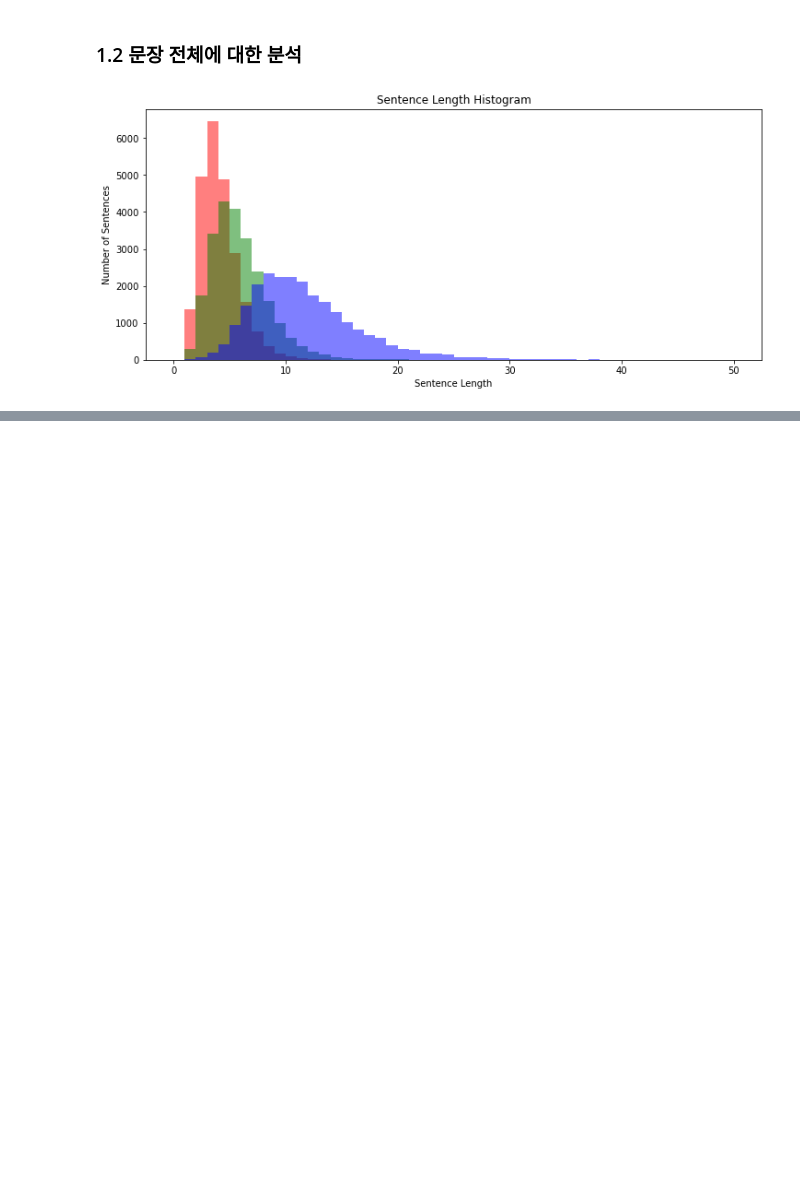
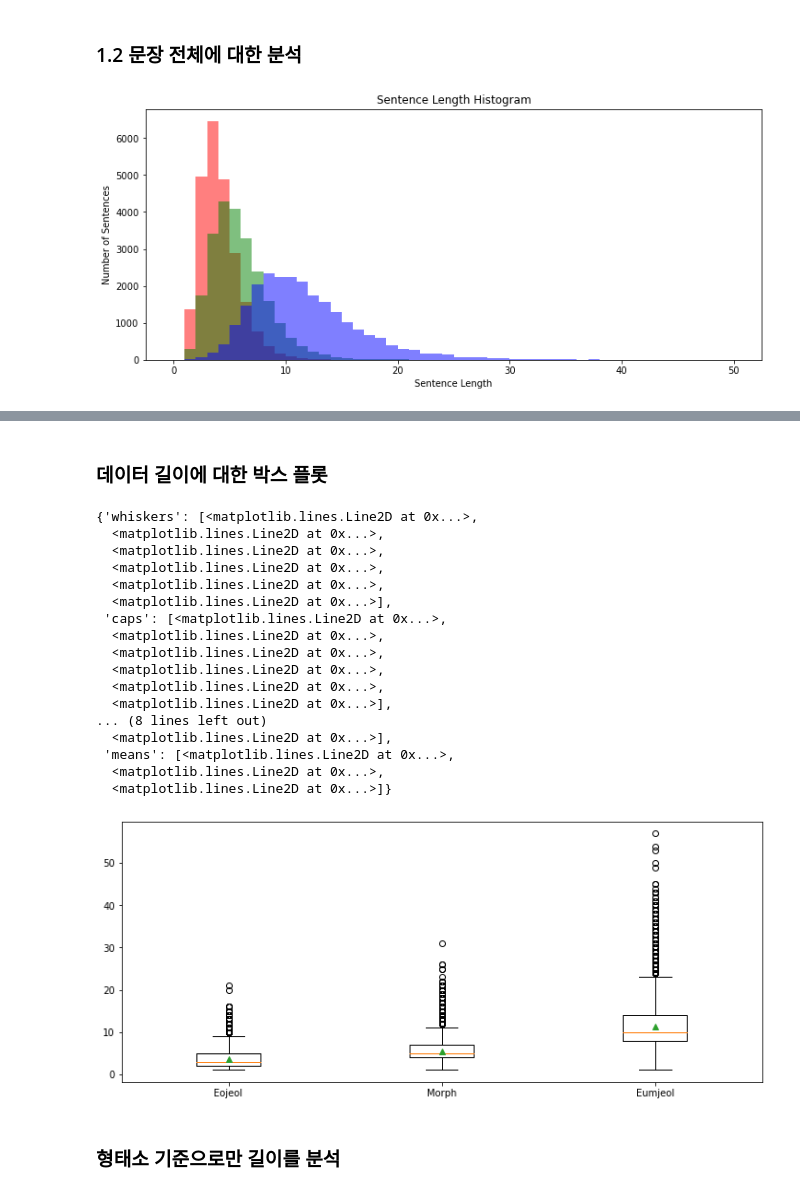
Before and after one commit to kitae104/New_Python, a Jupyter notebook: Chatbot/My_Chatbot.ipynb, the cells around one changed output, grey strips where cells are left out. Saved outputs shown, nothing was run; the diff lists cells and outputs as text; code cells hidden in the pictures; blank space fills up the shorter version.

```diff
--- a/Chatbot/My_Chatbot.ipynb
+++ b/Chatbot/My_Chatbot.ipynb
@@ -44,0 +107,26 @@ plt.show()
+# %% [markdown]
+### 데이터 길이에 대한 박스 플롯
+# %%
+plt.figure(figsize=(12, 5))
+plt.boxplot([sent_len_by_token, sent_len_by_morph, sent_len_by_eumjeol], labels=['Eojeol', 'Morph', 'Eumjeol'], showmeans=True)
+# %% [output]
+{'whiskers': [<matplotlib.lines.Line2D at 0x...>,
+  <matplotlib.lines.Line2D at 0x...>,
+  <matplotlib.lines.Line2D at 0x...>,
+  <matplotlib.lines.Line2D at 0x...>,
+  <matplotlib.lines.Line2D at 0x...>,
+  <matplotlib.lines.Line2D at 0x...>],
+ 'caps': [<matplotlib.lines.Line2D at 0x...>,
+  <matplotlib.lines.Line2D at 0x...>,
+  <matplotlib.lines.Line2D at 0x...>,
+  <matplotlib.lines.Line2D at 0x...>,
+  <matplotlib.lines.Line2D at 0x...>,
+  <matplotlib.lines.Line2D at 0x...>],
+... (8 lines left out)
+  <matplotlib.lines.Line2D at 0x...>],
+ 'means': [<matplotlib.lines.Line2D at 0x...>,
+  <matplotlib.lines.Line2D at 0x...>,
+  <matplotlib.lines.Line2D at 0x...>]}
+[figure, added]
+# %% [markdown]
+### 형태소 기준으로만 길이를 분석
```
Also changed, not shown: parts of 18 cells of this notebook, 1 other file.
